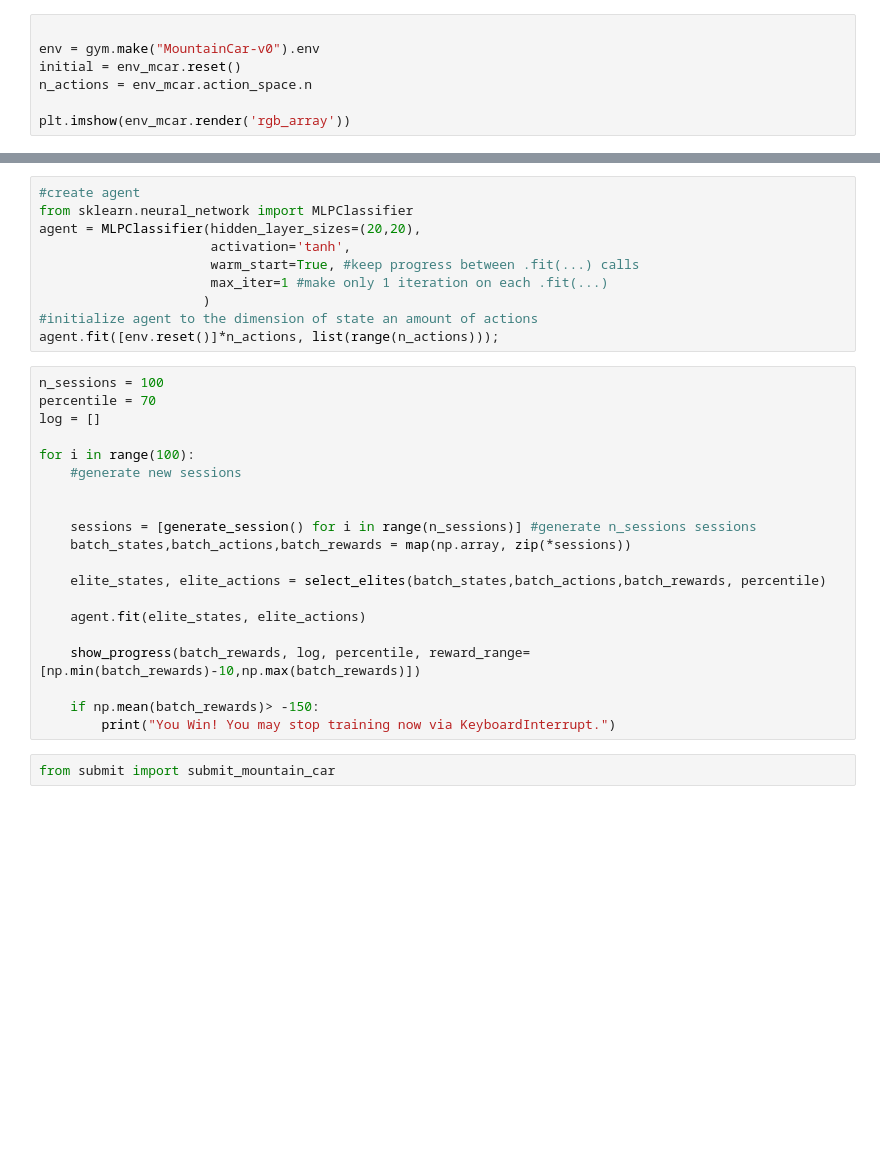
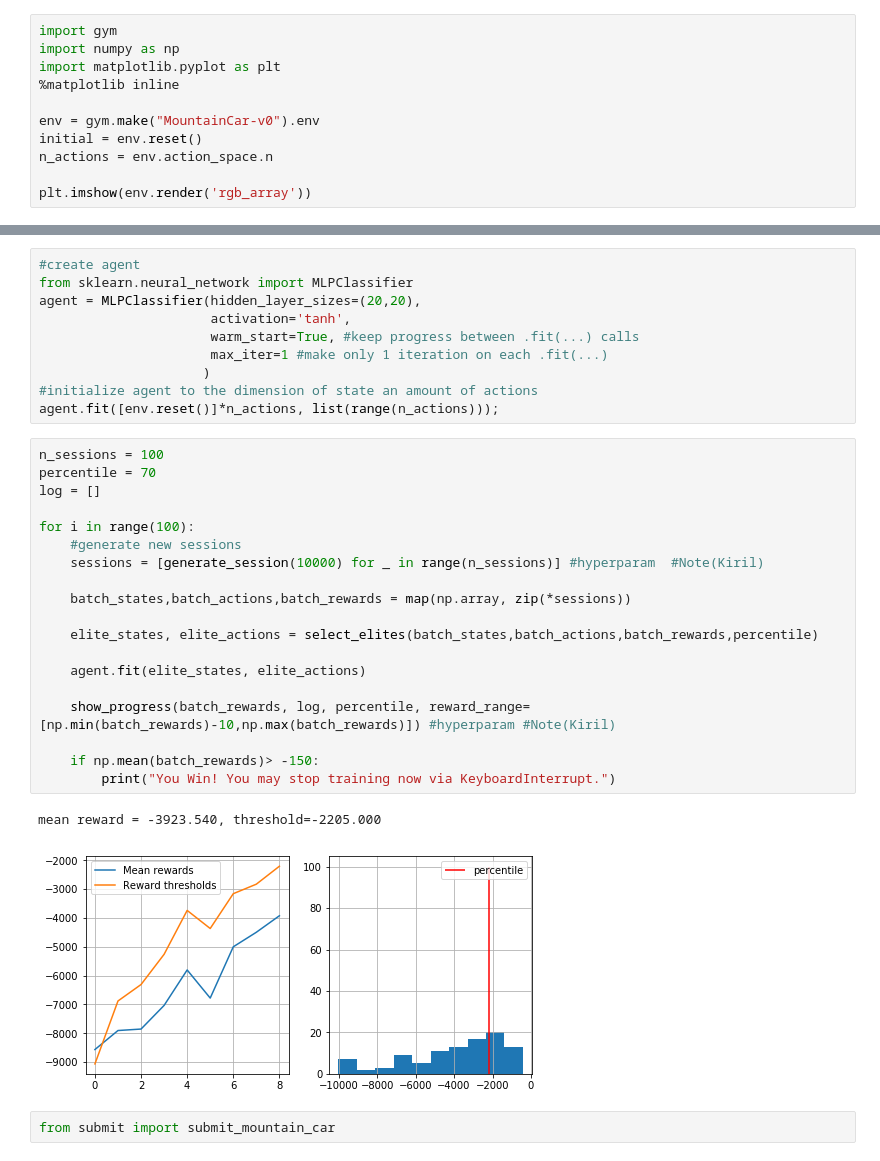
Before and after one commit to kirilcvetkov92/Deep-Learning, a Jupyter notebook: ReinforcementLearning/Cross_entropy/deep_crossentropy_method.ipynb, the cells around one changed output, grey strips where cells are left out. Cells and saved outputs as stored; diff of their text form; blank space fills up the shorter version.

```diff
--- a/ReinforcementLearning/Cross_entropy/deep_crossentropy_method.ipynb
+++ b/ReinforcementLearning/Cross_entropy/deep_crossentropy_method.ipynb
@@ -210,12 +210,16 @@ __Note:__ If your agent is below the target score, you'll still get most of the
 # %% [markdown]
 ### Submit to Coursera
 # %%
+import gym
+import numpy as np
+import matplotlib.pyplot as plt
+%matplotlib inline
 
 env = gym.make("MountainCar-v0").env
-initial = env_mcar.reset()
-n_actions = env_mcar.action_space.n
+initial = env.reset()
+n_actions = env.action_space.n
 
-plt.imshow(env_mcar.render('rgb_array'))
+plt.imshow(env.render('rgb_array'))
 # %% [output]
 WARN: gym.spaces.Box autodetected dtype as <class 'numpy.float32'>. Please provide explicit dtype.
 <matplotlib.image.AxesImage at 0x...>
@@ -233,23 +237,25 @@ agent.fit([env.reset()]*n_actions, list(range(n_actions)));
 # %%
 n_sessions = 100
 percentile = 70
 log = []
 
 for i in range(100):
     #generate new sessions
+    sessions = [generate_session(10000) for _ in range(n_sessions)] #hyperparam  #Note(Kiril)
 
-
-    sessions = [generate_session() for i in range(n_sessions)] #generate n_sessions sessions
     batch_states,batch_actions,batch_rewards = map(np.array, zip(*sessions))
 
-    elite_states, elite_actions = select_elites(batch_states,batch_actions,batch_rewards, percentile)
+    elite_states, elite_actions = select_elites(batch_states,batch_actions,batch_rewards,percentile)
 
     agent.fit(elite_states, elite_actions)
 
-    show_progress(batch_rewards, log, percentile, reward_range=[np.min(batch_rewards)-10,np.max(batch_rewards)])
+    show_progress(batch_rewards, log, percentile, reward_range=[np.min(batch_rewards)-10,np.max(batch_rewards)]) #hyperparam #Note(Kiril)
 
     if np.mean(batch_rewards)> -150:
         print("You Win! You may stop training now via KeyboardInterrupt.")
+# %% [output]
+mean reward = -3923.540, threshold=-2205.000
+[figure, added]
 # %%
 from submit import submit_mountain_car
 # %%
```
Also changed, not shown: parts of 1 cell of this notebook.
